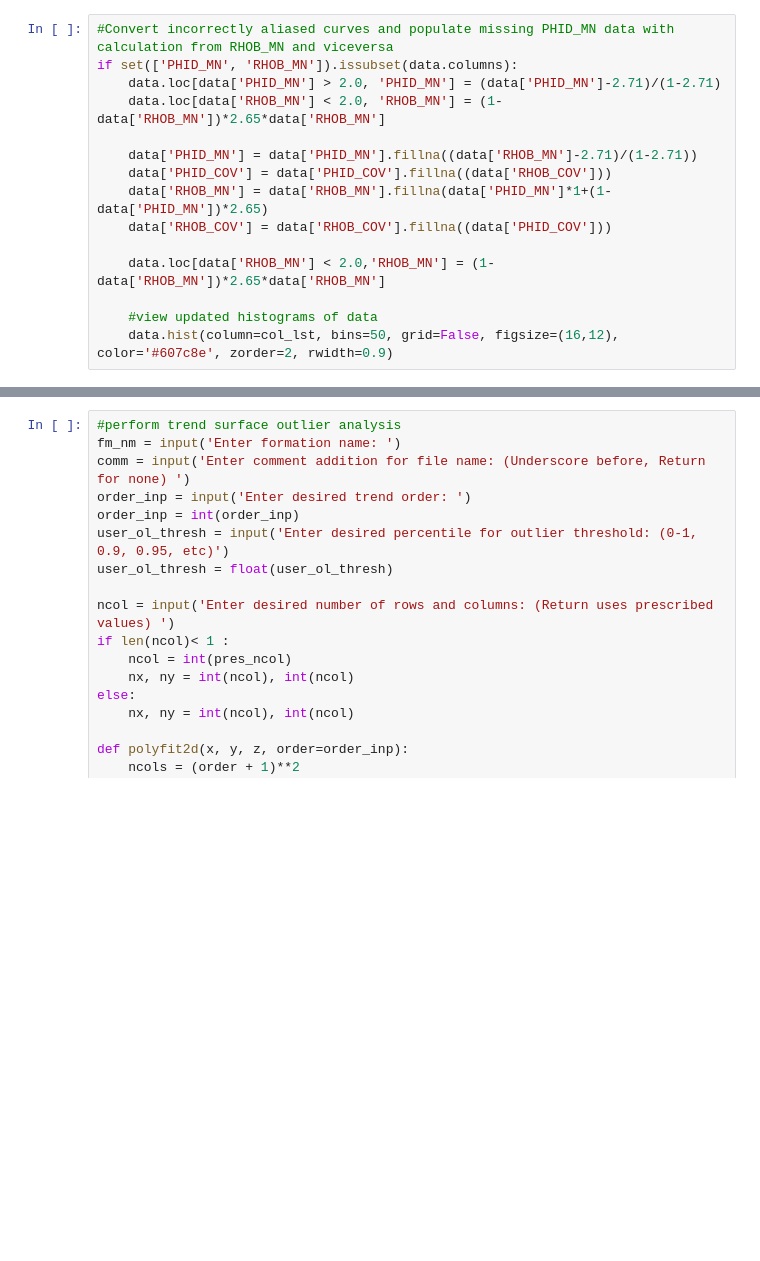
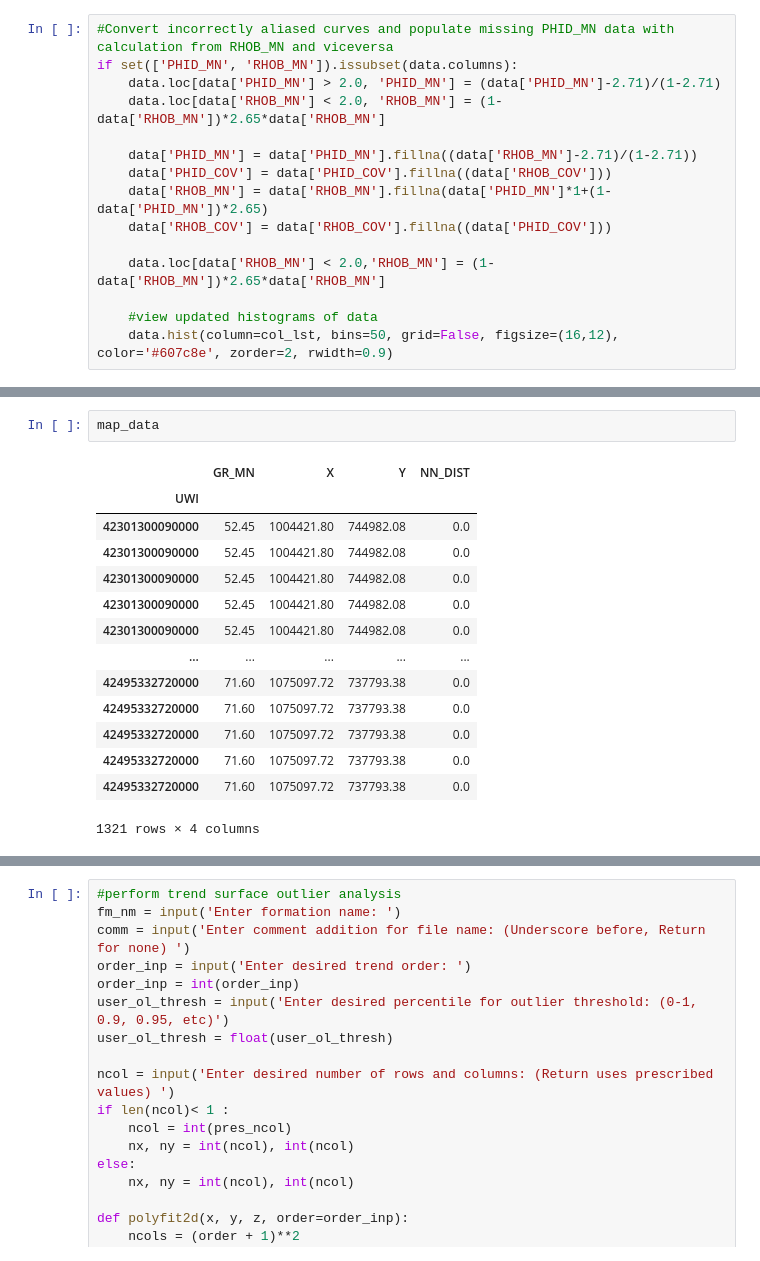
Before and after one commit to dderenthal/BEST_FIT_MAPPING, a Jupyter notebook: Best-Fit Mapping 4_14_21_GIDDINGS_Eric.ipynb, the cells around one changed output, grey strips where cells are left out. Drawn from its saved outputs; the diff is of its cells as text; blank space fills up the shorter version.

```diff
--- a/Best-Fit Mapping 4_14_21_GIDDINGS_Eric.ipynb
+++ b/Best-Fit Mapping 4_14_21_GIDDINGS_Eric.ipynb
@@ -408,3 +555,20 @@ df_choice.hist(column=[geoatt], bins=50, grid=False, figsize=(12,8), color='#607
+# %%
+map_data
+# %% [output]
+|  | GR_MN | X | Y | NN_DIST |
+| UWI |  |  |  |  |
+| 42301300090000 | 52.45 | 1004421.80 | 744982.08 | 0.0 |
+| 42301300090000 | 52.45 | 1004421.80 | 744982.08 | 0.0 |
+| 42301300090000 | 52.45 | 1004421.80 | 744982.08 | 0.0 |
+| 42301300090000 | 52.45 | 1004421.80 | 744982.08 | 0.0 |
+| 42301300090000 | 52.45 | 1004421.80 | 744982.08 | 0.0 |
+| ... | ... | ... | ... | ... |
+| 42495332720000 | 71.60 | 1075097.72 | 737793.38 | 0.0 |
+| 42495332720000 | 71.60 | 1075097.72 | 737793.38 | 0.0 |
+| 42495332720000 | 71.60 | 1075097.72 | 737793.38 | 0.0 |
+| 42495332720000 | 71.60 | 1075097.72 | 737793.38 | 0.0 |
+| 42495332720000 | 71.60 | 1075097.72 | 737793.38 | 0.0 |
+1321 rows × 4 columns
 # %%
 #Calculate average distance between data points
 
```
Also changed, not shown: parts of 15 cells of this notebook.
